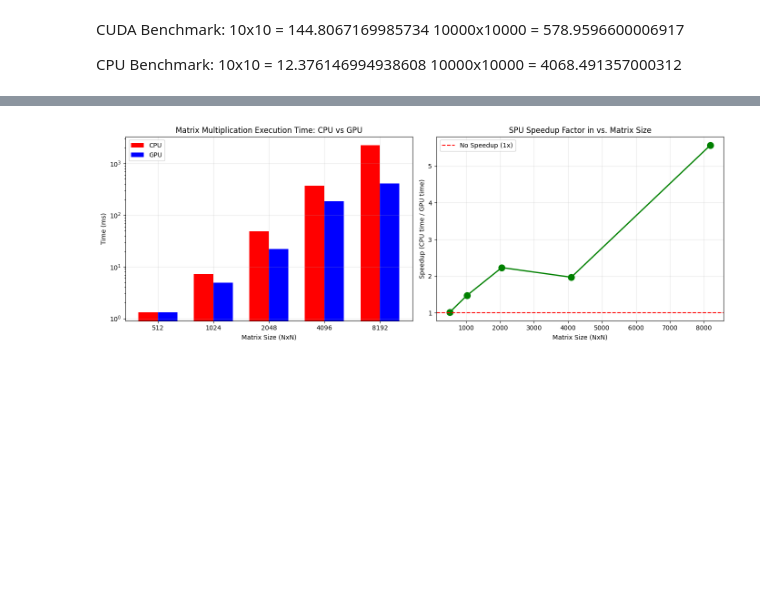
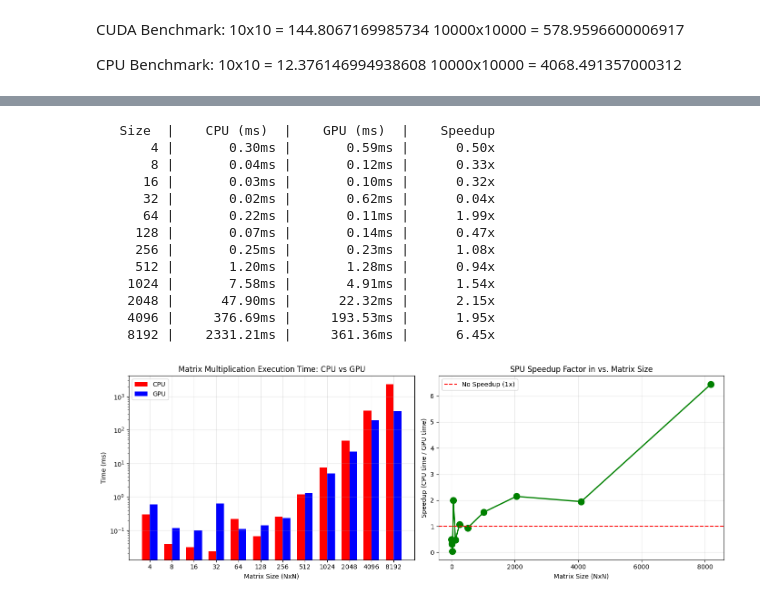
Before and after one commit to PlutoPotatoes/Deep-Learning-Oxy, a Jupyter notebook: lab_1/lab_1.ipynb, the cells around one changed output, grey strips where cells are left out. Drawn from its saved outputs; the diff is of its cells as text; code cells hidden in the pictures; blank space fills up the shorter version.

```diff
--- a/lab_1/lab_1.ipynb
+++ b/lab_1/lab_1.ipynb
@@ -125,38 +125,52 @@ compare_pus(sizes)
 # %%
+sizes = [4, 8, 16, 32, 64, 128, 256, 512, 1024, 2048, 4096, 8192]
 data = compare_pus(sizes)
 
 fig, axes = plt.subplots(1,2,figsize=(14,5))
 
 ax1 = axes[0]
 x = np.arange(len(sizes))
 width = 0.35
 
 bars1 = ax1.bar(x-width/2, data['cpu_times'], width, label="CPU", color='red')
 bars2 = ax1.bar(x+width/2, data['gpu_times'], width, label='GPU', color='blue')
 
 ax1.set_xlabel('Matrix Size (NxN)')
 ax1.set_ylabel('Time (ms)')
 ax1.set_title('Matrix Multiplication Execution Time: CPU vs GPU')
 ax1.set_xticks(x)
 ax1.set_xticklabels([str(s) for s in sizes])
 ax1.legend()
 ax1.set_yscale('log')
 ax1.grid(True, alpha=0.3)
 
 ax2 = axes[1]
 ax2.plot(sizes, data['speedups'], 'go-', linewidth=2, markersize=10)
 ax2.axhline(y=1, color='r', linestyle='--', label='No Speedup (1x)')
 ax2.set_xlabel('Matrix Size (NxN)')
 ax2.set_ylabel('Speedup (CPU time / GPU time)')
 ax2.set_title('SPU Speedup Factor in vs. Matrix Size')
 ax2.grid(True, alpha=0.3)
 ax2.legend()
 
 plt.tight_layout()
 #plt.savefig('cuda_vs_cpu_benchmark.png', dpi=150, bbox_inches='tight')
 plt.show()
 # %% [output]
+   Size  |    CPU (ms)  |    GPU (ms)  |    Speedup
+       4 |       0.30ms |       0.59ms |      0.50x
+       8 |       0.04ms |       0.12ms |      0.33x
+      16 |       0.03ms |       0.10ms |      0.32x
+      32 |       0.02ms |       0.62ms |      0.04x
+      64 |       0.22ms |       0.11ms |      1.99x
+     128 |       0.07ms |       0.14ms |      0.47x
+     256 |       0.25ms |       0.23ms |      1.08x
+     512 |       1.20ms |       1.28ms |      0.94x
+    1024 |       7.58ms |       4.91ms |      1.54x
+    2048 |      47.90ms |      22.32ms |      2.15x
+    4096 |     376.69ms |     193.53ms |      1.95x
+    8192 |    2331.21ms |     361.36ms |      6.45x
-[figure, old version]
+[figure, new version]
 # %% [markdown]
 Why is CUDA faster than a CPU for large scale matrix calculations?
 
```
Also changed, not shown: parts of 4 cells of this notebook.
